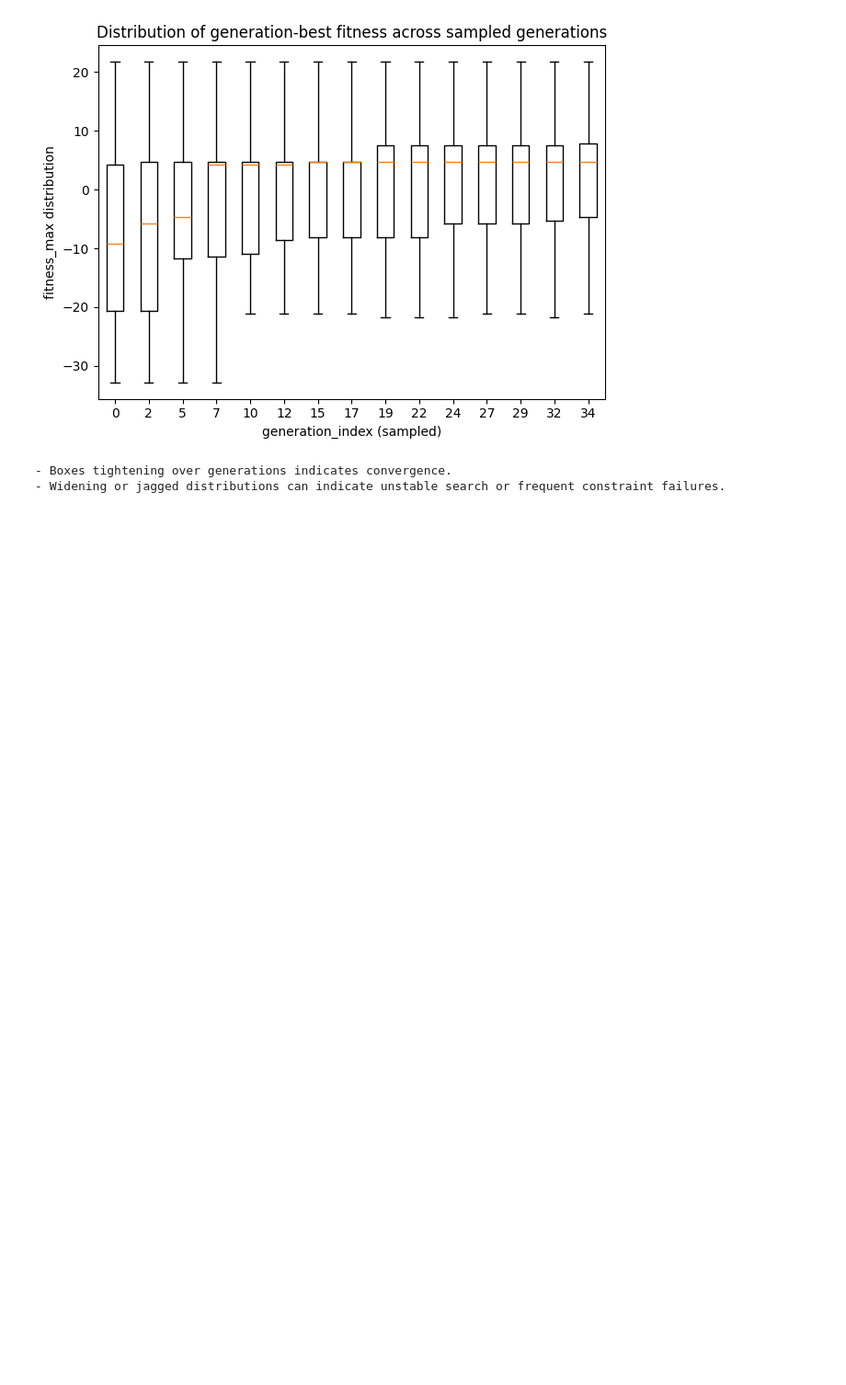
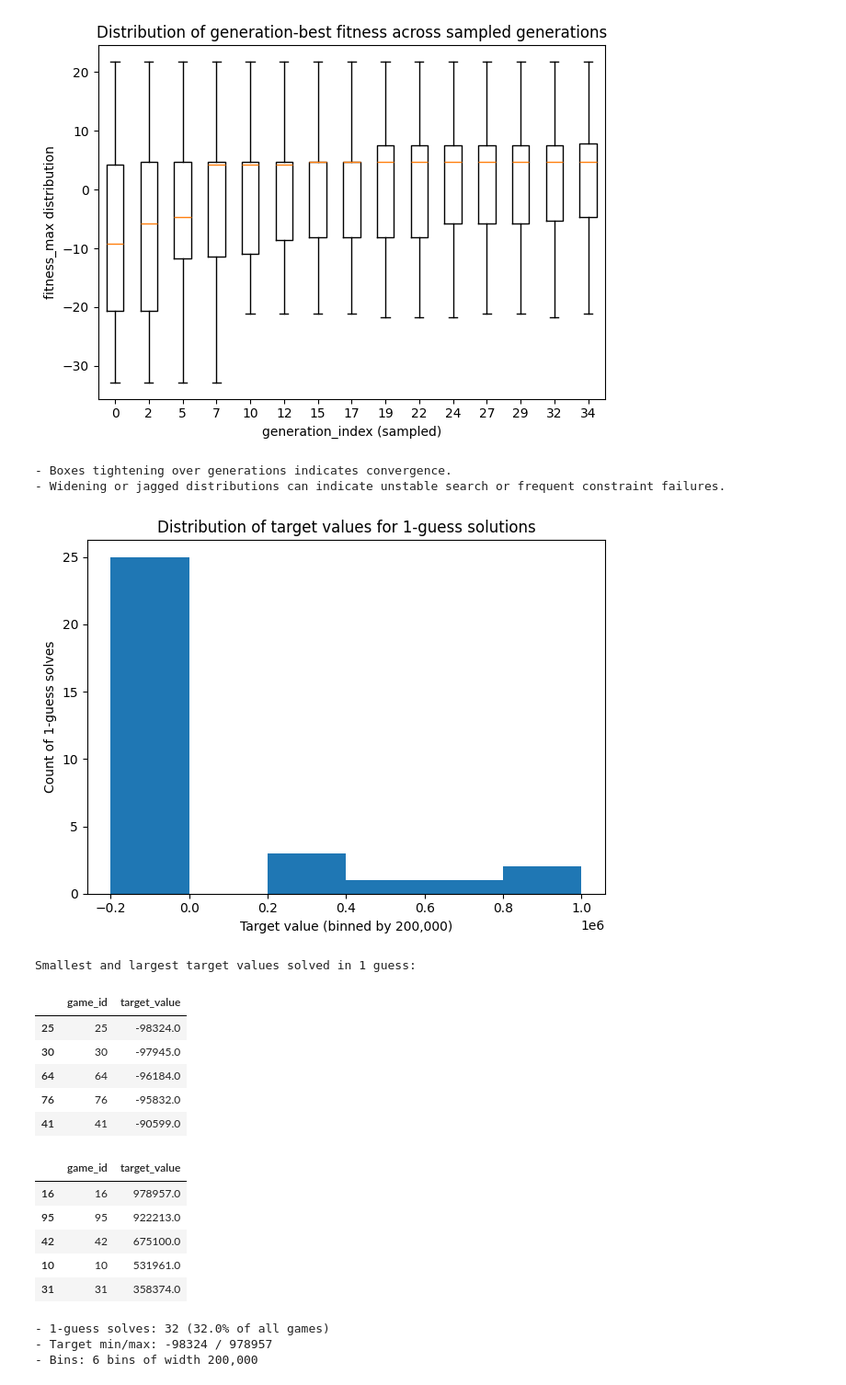
Before and after one commit to eanna-bonner/EvolutionaryAlgorithms_MathlerSolver, a Jupyter notebook: benchmarking/plot_benchmark_results.ipynb, the cells around one changed output. Shown: that part at 92% size. Cells and saved outputs as stored; diff of their text form; code cells hidden in the pictures; blank space fills up the shorter version.

```diff
--- a/benchmarking/plot_benchmark_results.ipynb
+++ b/benchmarking/plot_benchmark_results.ipynb
@@ -364,3 +352,52 @@ noteworthy([
 [figure]
 - Boxes tightening over generations indicates convergence.
 - Widening or jagged distributions can indicate unstable search or frequent constraint failures.
+# %%
+one_guess = games[(games["success"] == 1) & (games["num_guesses"] == 1)].copy()
+
+if len(one_guess) == 0:
+    print("No games solved in 1 guess.")
+else:
+    vals = one_guess["target_value"].to_numpy()
+
+    bin_width = 200000
+    vmin = np.floor(vals.min() / bin_width) * bin_width
+    vmax = np.ceil(vals.max() / bin_width) * bin_width
+    bins = np.arange(vmin, vmax + bin_width, bin_width)
+
+    plt.figure()
+    plt.hist(vals, bins=bins)
+    plt.xlabel("Target value (binned by 200,000)")
+    plt.ylabel("Count of 1-guess solves")
+    plt.title("Distribution of target values for 1-guess solutions")
+    plt.tight_layout()
+    plt.show()
+
+    print("Smallest and largest target values solved in 1 guess:")
+    smallest = one_guess.nsmallest(5, 'target_value')[['game_id','target_value']]
+    largest = one_guess.nlargest(5, 'target_value')[['game_id','target_value']]
+    display(smallest)
+    display(largest)
+    noteworthy([
+        f"1-guess solves: {len(one_guess)} ({len(one_guess)/len(games):.1%} of all games)",
+        f"Target min/max: {vals.min():.0f} / {vals.max():.0f}",
+        f"Bins: {int(len(bins)-1)} bins of width {bin_width:,}",
+    ])
+# %% [output]
+[figure, added]
+Smallest and largest target values solved in 1 guess:
+|  | game_id | target_value |
+| 25 | 25 | -98324.0 |
+| 30 | 30 | -97945.0 |
+| 64 | 64 | -96184.0 |
+| 76 | 76 | -95832.0 |
+| 41 | 41 | -90599.0 |
+|  | game_id | target_value |
+| 16 | 16 | 978957.0 |
+| 95 | 95 | 922213.0 |
+| 42 | 42 | 675100.0 |
+| 10 | 10 | 531961.0 |
+| 31 | 31 | 358374.0 |
+- 1-guess solves: 32 (32.0% of all games)
+- Target min/max: -98324 / 978957
+- Bins: 6 bins of width 200,000
```
Also changed, not shown: parts of 5 cells of this notebook, 3 other files.
